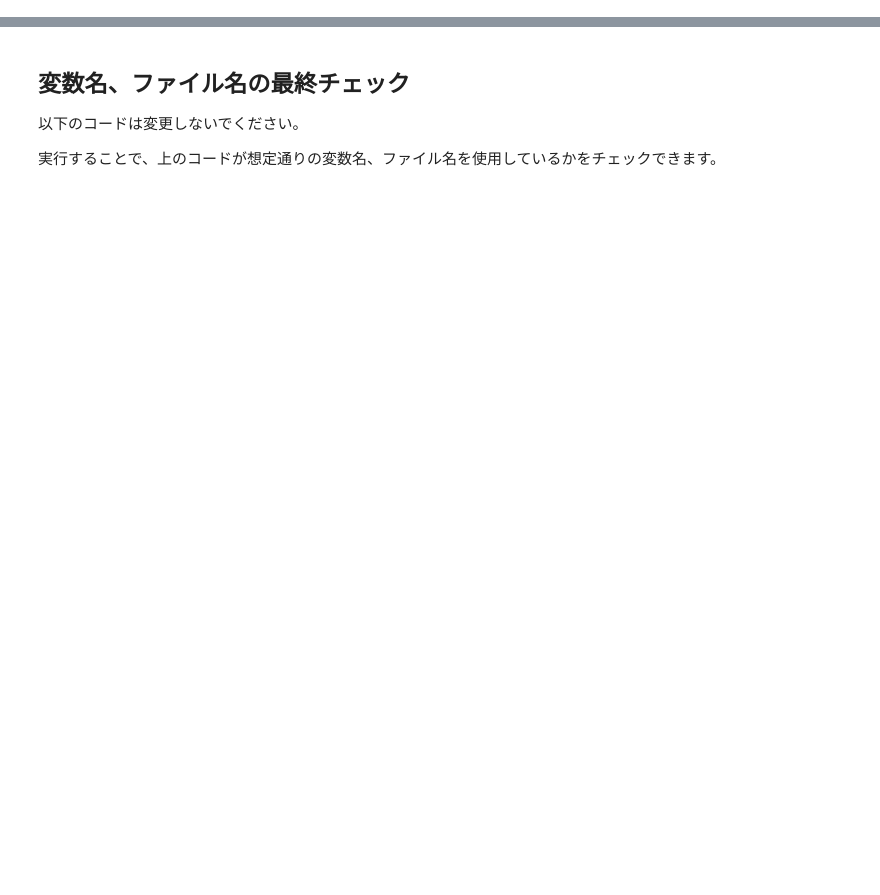
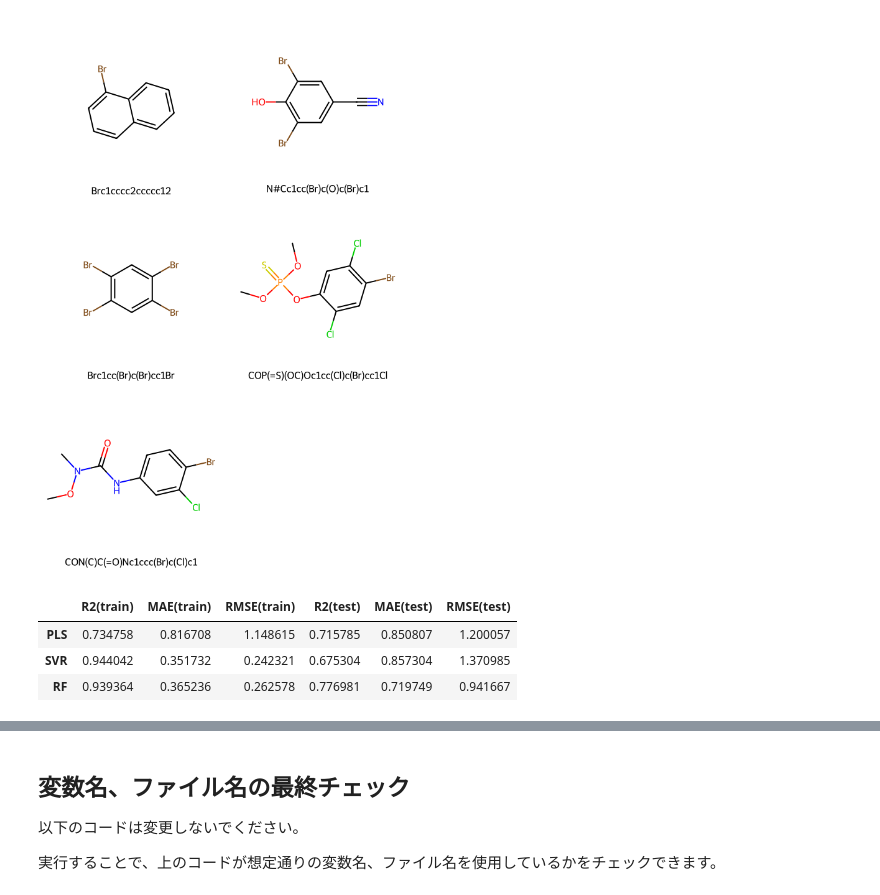
Before and after one commit to KeishiIrisa/computer-chemistry-v2, a Jupyter notebook: ML/app1.ipynb, the cells around one changed output, grey strips where cells are left out. Drawn from its saved outputs; the diff is of its cells as text; code cells hidden in the pictures; blank space fills up the shorter version.

```diff
--- a/ML/app1.ipynb
+++ b/ML/app1.ipynb
@@ -37,0 +82,10 @@ y = np.array([float(mol.GetProp('EXPT')) for mol in mols])
+# %%
+from rdkit.Chem import Draw
+smiles_list = X.index[:5].tolist()
+
+mols = [Chem.MolFromSmiles(s) for s in smiles_list]
+
+img = Draw.MolsToGridImage(mols, molsPerRow=2, legends=smiles_list, subImgSize=(300, 300))
+img
+# %% [output]
+[figure, added]
@@ -37,0 +105,57 @@ y = np.array([float(mol.GetProp('EXPT')) for mol in mols])
+# %%
+from sklearn.cross_decomposition import PLSRegression
+from sklearn.svm import SVR
+from sklearn.model_selection import GridSearchCV
+from sklearn.ensemble import RandomForestRegressor
+from sklearn.metrics import r2_score, mean_absolute_error, mean_squared_error
+
+models = {
+    'PLS': GridSearchCV(
+        PLSRegression(),
+        param_grid={
+            'n_components': [ii + 1 for ii in range(X_train.shape[1])],
+        },
+        cv=5,
+    ),
+    'SVR': GridSearchCV(
+        SVR(),
+        param_grid={
+            'gamma': [2**ii for ii in range(-3, 3)],
+            'C': [2**ii for ii in range(-3, 3)],
+            'epsilon': [2**ii for ii in range(-3, 3)],
+        },
+        cv=5,
+    ),
+    'RF': RandomForestRegressor(n_estimators=500),
+}
+
+y_train_preds = {}
+y_test_preds = {}
+df_metrics = pd.DataFrame(
+    index=models.keys(),
+    columns=['R2(train)', 'MAE(train)', 'RMSE(train)', 'R2(test)', 'MAE(test)', 'RMSE(test)']
+)
+
+for name, model in models.items():
+    model.fit(X_train_scaled, y_train_scaled.flatten())
+
+    y_train_pred_scaled = model.predict(X_train_scaled)
+    y_test_pred_scaled = model.predict(X_test_scaled)
+    y_train_pred_scaled = y_train_pred_scaled.reshape(-1, 1)
+    y_test_pred_scaled = y_test_pred_scaled.reshape(-1, 1)
+
+    y_train_preds[name] = scaler_y.inverse_transform(y_train_pred_scaled)
+    y_test_preds[name] = scaler_y.inverse_transform(y_test_pred_scaled)
+
+    df_metrics.loc[name, 'R2(train)'] = r2_score(y_train, y_train_preds[name])
+    df_metrics.loc[name, 'MAE(train)'] = mean_absolute_error(y_train, y_train_preds[name])
+    df_metrics.loc[name, 'RMSE(train)'] = mean_squared_error(y_train, y_train_preds[name])
+    df_metrics.loc[name, 'R2(test)'] = r2_score(y_test, y_test_preds[name])
+    df_metrics.loc[name, 'MAE(test)'] = mean_absolute_error(y_test, y_test_preds[name])
+    df_metrics.loc[name, 'RMSE(test)'] = mean_squared_error(y_test, y_test_preds[name])
+df_metrics
+# %% [output]
+|  | R2(train) | MAE(train) | RMSE(train) | R2(test) | MAE(test) | RMSE(test) |
+| PLS | 0.734758 | 0.816708 | 1.148615 | 0.715785 | 0.850807 | 1.200057 |
+| SVR | 0.944042 | 0.351732 | 0.242321 | 0.675304 | 0.857304 | 1.370985 |
+| RF | 0.939364 | 0.365236 | 0.262578 | 0.776981 | 0.719749 | 0.941667 |
```
Also changed, not shown: parts of 9 cells of this notebook, 30 other files.
